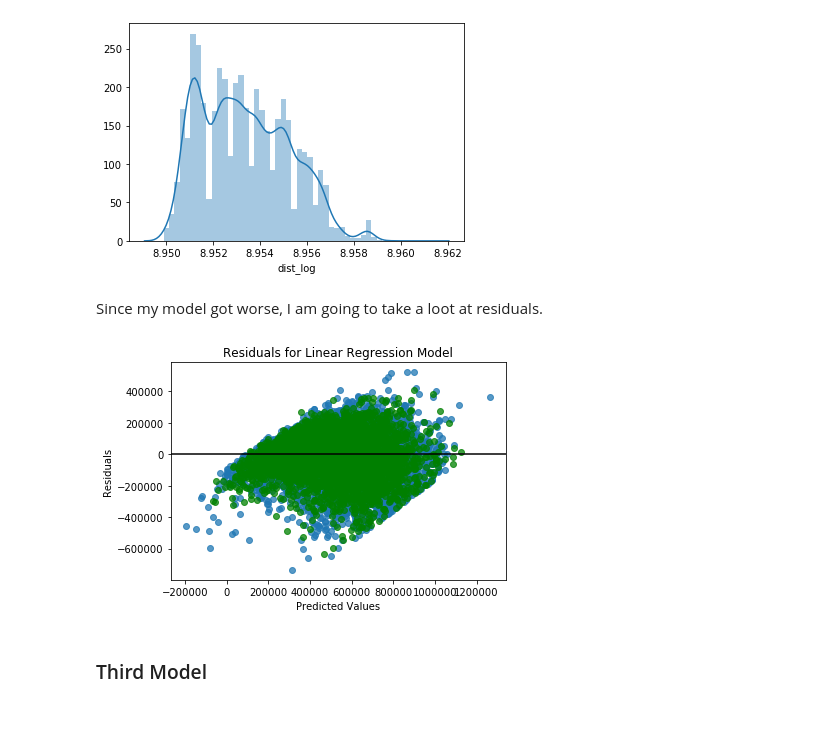
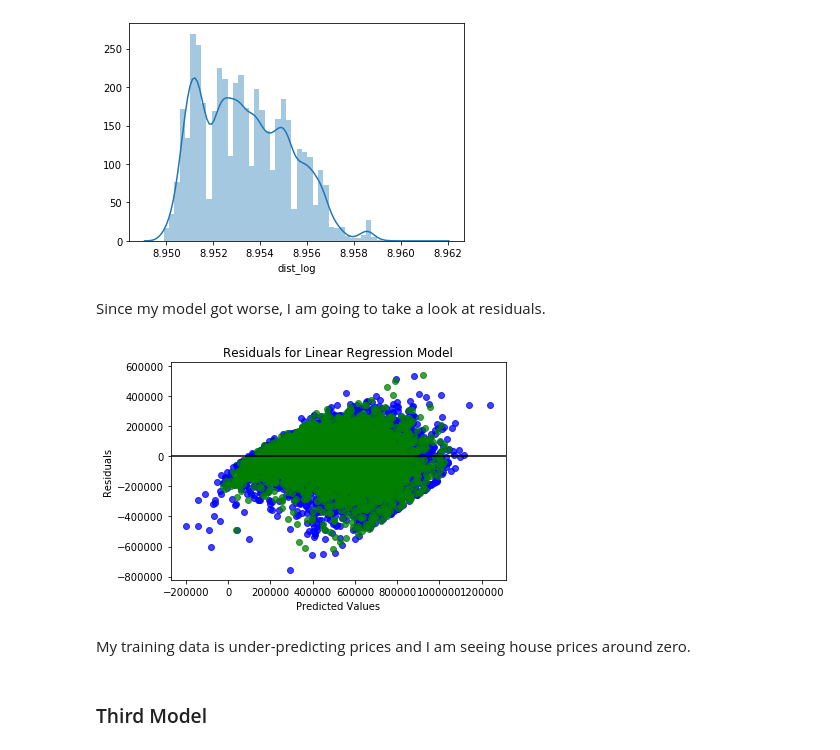
Before and after one commit to christisarv/linear-modeling-house-prices, a Jupyter notebook: Housing Data Model & Analysis.ipynb, the cells around one changed output. Cells and saved outputs as stored; diff of their text form; code cells hidden in the pictures; blank space fills up the shorter version.

```diff
--- a/Housing Data Model & Analysis.ipynb
+++ b/Housing Data Model & Analysis.ipynb
@@ -454,20 +461,22 @@ new_X = new_X.drop(['zipcode'], axis=1)
 # %% [markdown]
-Since my model got worse, I am going to take a loot at residuals.
+Since my model got worse, I am going to take a look at residuals.
 # %%
 train_residuals = y_hat_train - y_train
 test_residuals = y_hat_test - y_test
 # %%
-plt.scatter(y_hat_train, train_residuals, alpha=.75)
+plt.scatter(y_hat_train, train_residuals, color='b', alpha=.75)
 plt.scatter(y_hat_test, test_residuals, color='g', alpha=.75)
 
 plt.axhline(y=0, color='black')
 
 plt.title('Residuals for Linear Regression Model')
 plt.ylabel('Residuals')
 plt.xlabel('Predicted Values')
 plt.show()
 # %% [output]
-[figure, old version]
+[figure, new version]
+# %% [markdown]
+My training data is under-predicting prices and I am seeing house prices around zero.
 # %% [markdown]
 ### Third Model
 # %%
```
Also changed, not shown: parts of 31 cells of this notebook.
